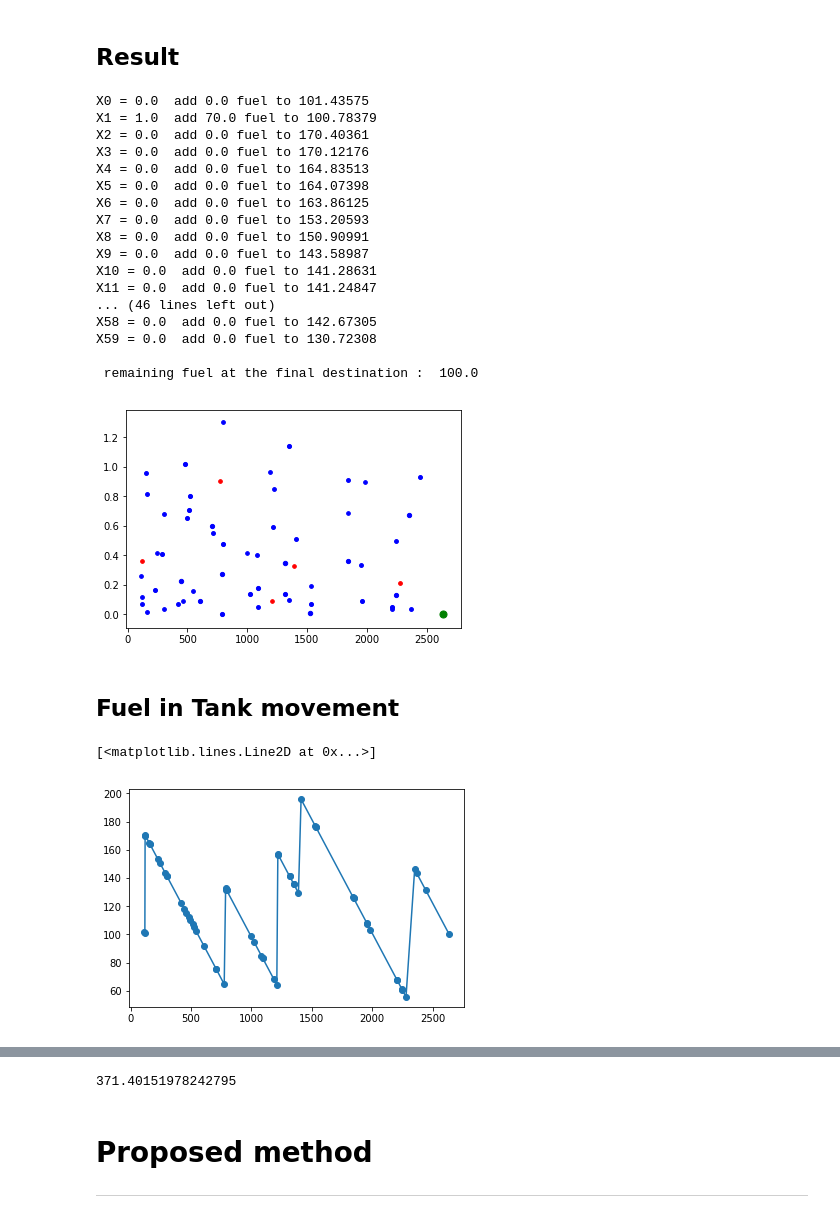
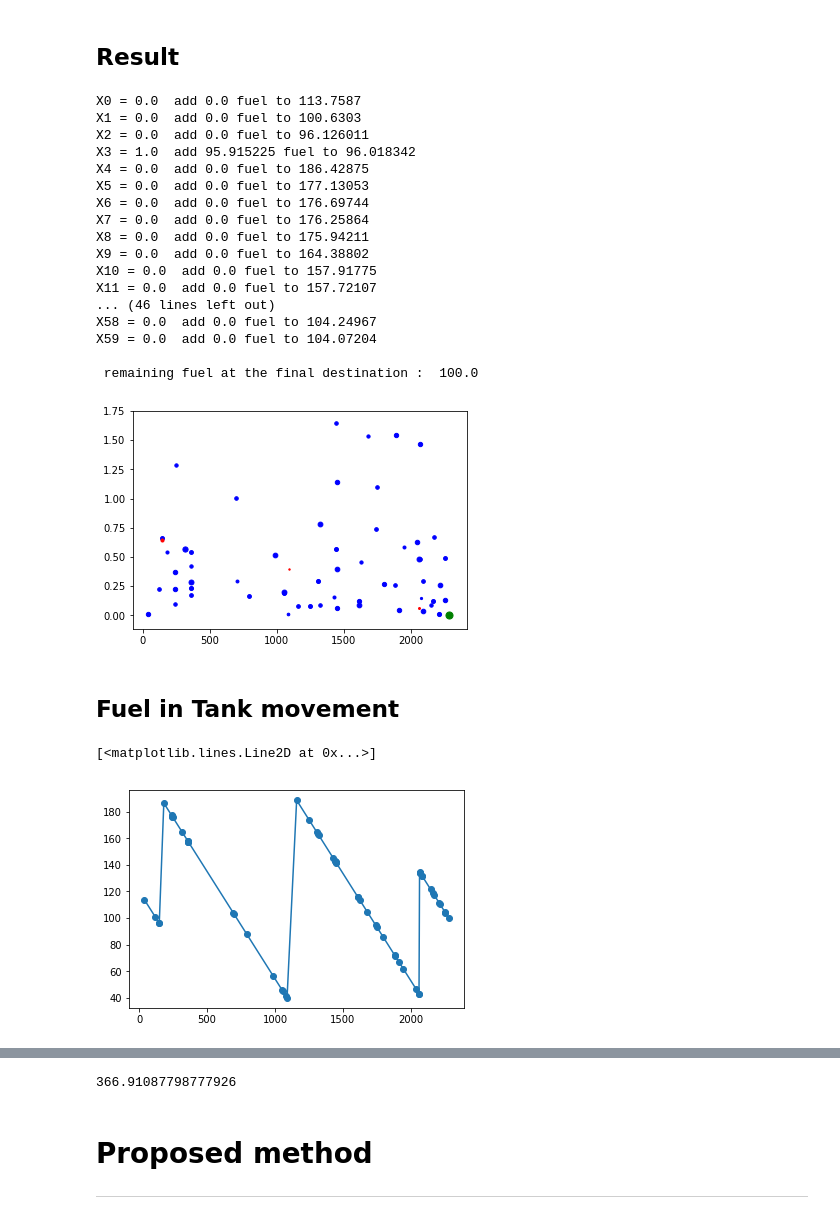
Before and after one commit to bryan051003/fin_project, a Jupyter notebook: Untitled.ipynb, the cells around one changed output, grey strips where cells are left out. Saved outputs shown, nothing was run; the diff lists cells and outputs as text; code cells hidden in the pictures.

```diff
--- a/Untitled.ipynb
+++ b/Untitled.ipynb
@@ -151,29 +159,29 @@ prob.solve()
 # %%
 for i in range(numberOfStops):
     print(x[i],"=",x[i].value(),' add',prch[i].value(),'fuel to',tnk[i].value())
-    plt.scatter(np.cumsum(m)[i],a[i], s=c[i]**2+10, c=['b','r'][x[i].value()==1])
+    plt.scatter(np.cumsum(m)[i],a[i], s=c[i]**3, c=['b','r'][x[i].value()==1])
 plt.scatter(np.cumsum(m)[numberOfStops],0, s=50, c='g') # final destination
 
 print('\n','remaining fuel at the final destination : ',rmnFuel.value())
 # %% [output]
-X0 = 0.0  add 0.0 fuel to 101.43575
-X1 = 1.0  add 70.0 fuel to 100.78379
-X2 = 0.0  add 0.0 fuel to 170.40361
-X3 = 0.0  add 0.0 fuel to 170.12176
-X4 = 0.0  add 0.0 fuel to 164.83513
-X5 = 0.0  add 0.0 fuel to 164.07398
-X6 = 0.0  add 0.0 fuel to 163.86125
-X7 = 0.0  add 0.0 fuel to 153.20593
-X8 = 0.0  add 0.0 fuel to 150.90991
-X9 = 0.0  add 0.0 fuel to 143.58987
-X10 = 0.0  add 0.0 fuel to 141.28631
-X11 = 0.0  add 0.0 fuel to 141.24847
+X0 = 0.0  add 0.0 fuel to 113.7587
+X1 = 0.0  add 0.0 fuel to 100.6303
+X2 = 0.0  add 0.0 fuel to 96.126011
+X3 = 1.0  add 95.915225 fuel to 96.018342
+X4 = 0.0  add 0.0 fuel to 186.42875
+X5 = 0.0  add 0.0 fuel to 177.13053
+X6 = 0.0  add 0.0 fuel to 176.69744
+X7 = 0.0  add 0.0 fuel to 176.25864
+X8 = 0.0  add 0.0 fuel to 175.94211
+X9 = 0.0  add 0.0 fuel to 164.38802
+X10 = 0.0  add 0.0 fuel to 157.91775
+X11 = 0.0  add 0.0 fuel to 157.72107
 ... (46 lines left out)
-X58 = 0.0  add 0.0 fuel to 142.67305
-X59 = 0.0  add 0.0 fuel to 130.72308
+X58 = 0.0  add 0.0 fuel to 104.24967
+X59 = 0.0  add 0.0 fuel to 104.07204
 
  remaining fuel at the final destination :  100.0
-[figure, old version]
+[figure, new version]
 # %% [markdown]
 ## Fuel in Tank movement
 # %%
@@ -188,7 +196,7 @@ tank.append(rmnFuel.value())
 plt.plot(route,tank, '-o')
 # %% [output]
 [<matplotlib.lines.Line2D at 0x...>]
-[figure, old version]
+[figure, new version]
 # %% [markdown]
 ## Performance measure
 
@@ -202,7 +210,7 @@ for i in range(numberOfStops):
 
 cumC1/cumG1*(cumG1-rmnFuel.value())
 # %% [output]
-371.40151978242795
+366.91087798777926
 # %% [markdown]
 # Proposed method
 
```
Also changed, not shown: parts of 5 cells of this notebook.
